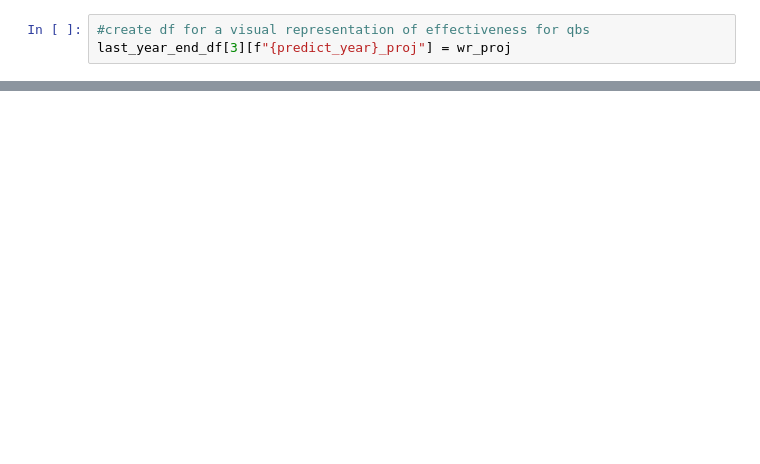
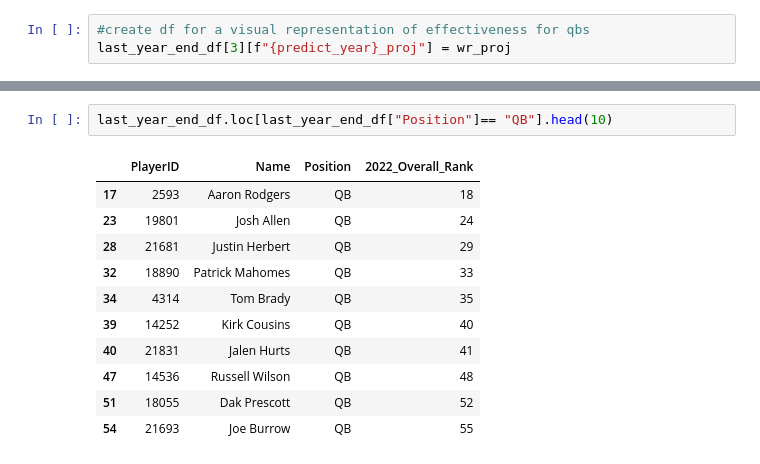
Before and after one commit to rickystuart1/Fantasy-Football-Predictions, a Jupyter notebook: Complete_Model_Linreg.ipynb, the cells around one changed output, grey strips where cells are left out. Drawn from its saved outputs; the diff is of its cells as text; blank space fills up the shorter version.

```diff
--- a/Complete_Model_Linreg.ipynb
+++ b/Complete_Model_Linreg.ipynb
@@ -403,0 +505,14 @@ visual_df.sort_values([f"{predict_year}_proj"], ascending=False).head(50)
+# %%
+last_year_end_df.loc[last_year_end_df["Position"]== "QB"].head(10)
+# %% [output]
+|  | PlayerID | Name | Position | 2022_Overall_Rank |
+| 17 | 2593 | Aaron Rodgers | QB | 18 |
+| 23 | 19801 | Josh Allen | QB | 24 |
+| 28 | 21681 | Justin Herbert | QB | 29 |
+| 32 | 18890 | Patrick Mahomes | QB | 33 |
+| 34 | 4314 | Tom Brady | QB | 35 |
+| 39 | 14252 | Kirk Cousins | QB | 40 |
+| 40 | 21831 | Jalen Hurts | QB | 41 |
+| 47 | 14536 | Russell Wilson | QB | 48 |
+| 51 | 18055 | Dak Prescott | QB | 52 |
+| 54 | 21693 | Joe Burrow | QB | 55 |
```
Also changed, not shown: parts of 27 cells of this notebook, 5 other files.
